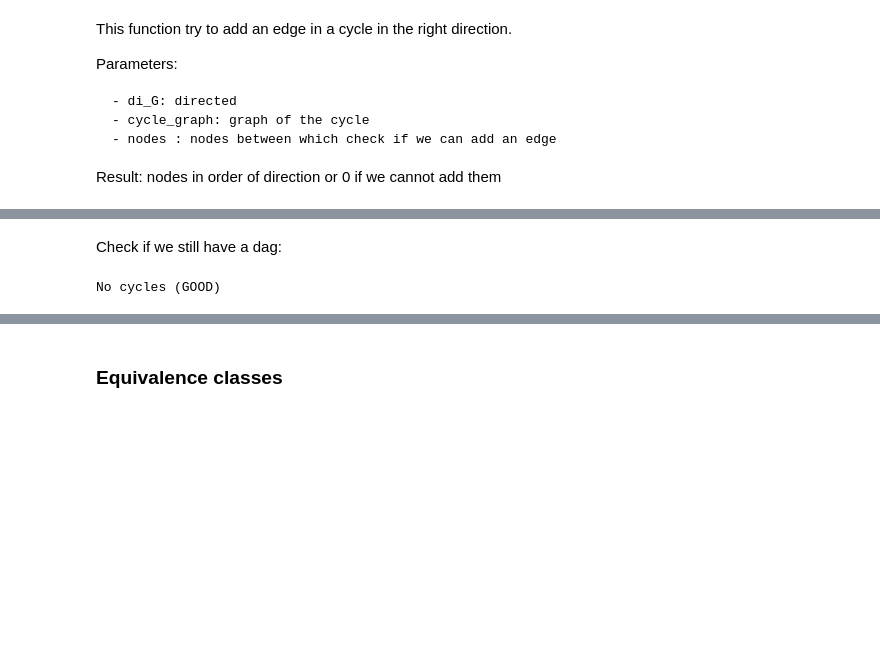
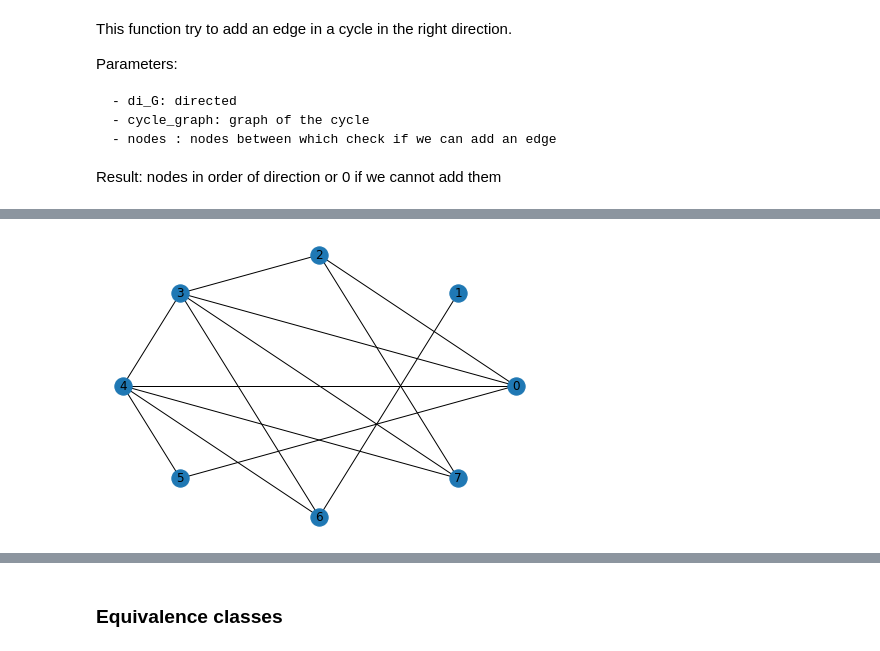
Before and after one commit to anitamezzetti/PC_algorithm, a Jupyter notebook: problem1.ipynb, the cells around one changed output, grey strips where cells are left out. Saved outputs shown, nothing was run; the diff lists cells and outputs as text; code cells hidden in the pictures; blank space fills up the shorter version.

```diff
--- a/problem1.ipynb
+++ b/problem1.ipynb
@@ -690,9 +725,0 @@ plt.show()
-# %% [markdown]
-Check if we still have a dag:
-# %%
-try:
-    find_cycle(di_G)
-except:
-    print("No cycles (GOOD)")
-# %% [output]
-No cycles (GOOD)
@@ -698,0 +732,4 @@ No cycles (GOOD)
+# %%
+nx.draw(G, pos=pos, with_labels=True)
+# %% [output]
+[figure, added]
```
Also changed, not shown: parts of 40 cells of this notebook, 1 other file.
